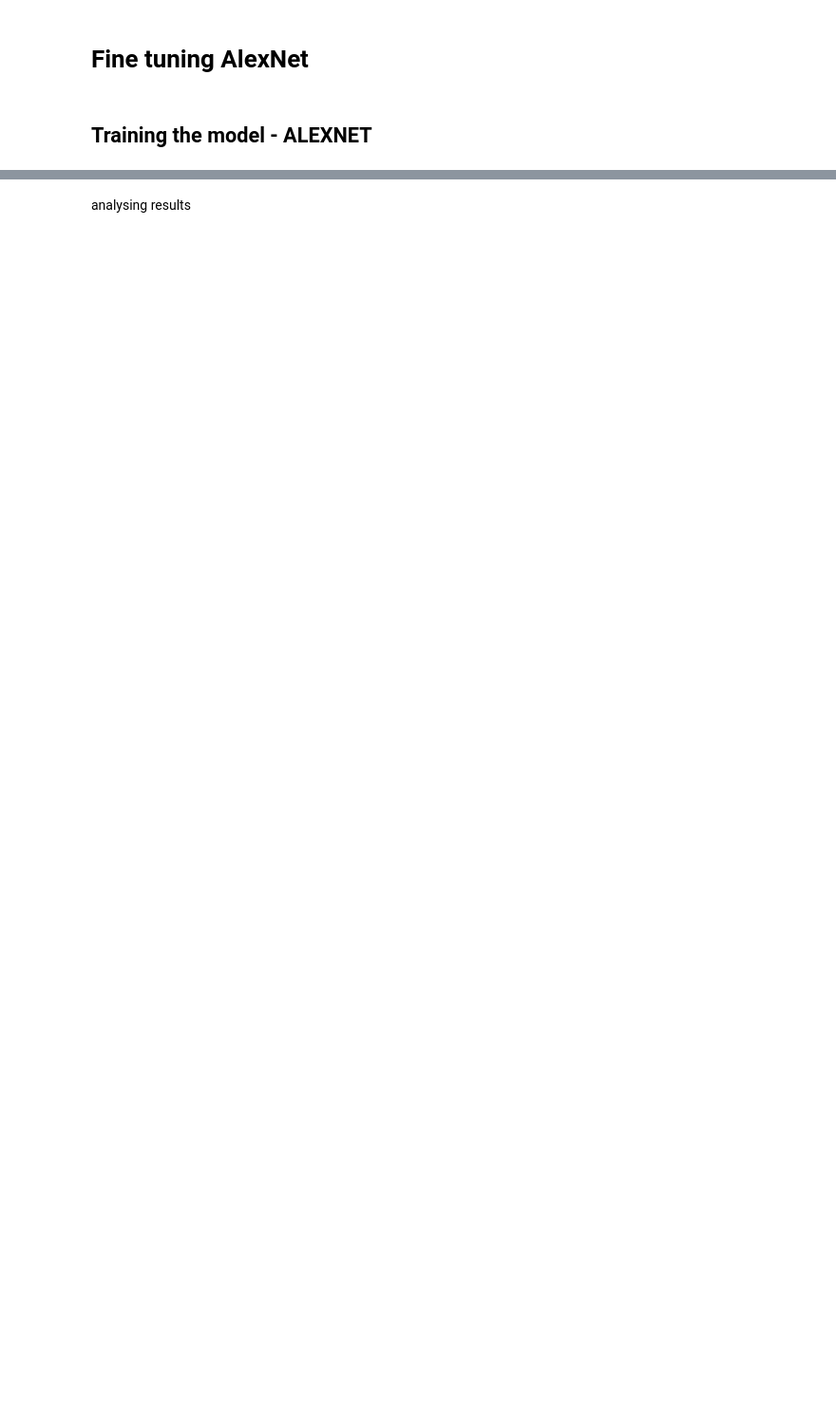
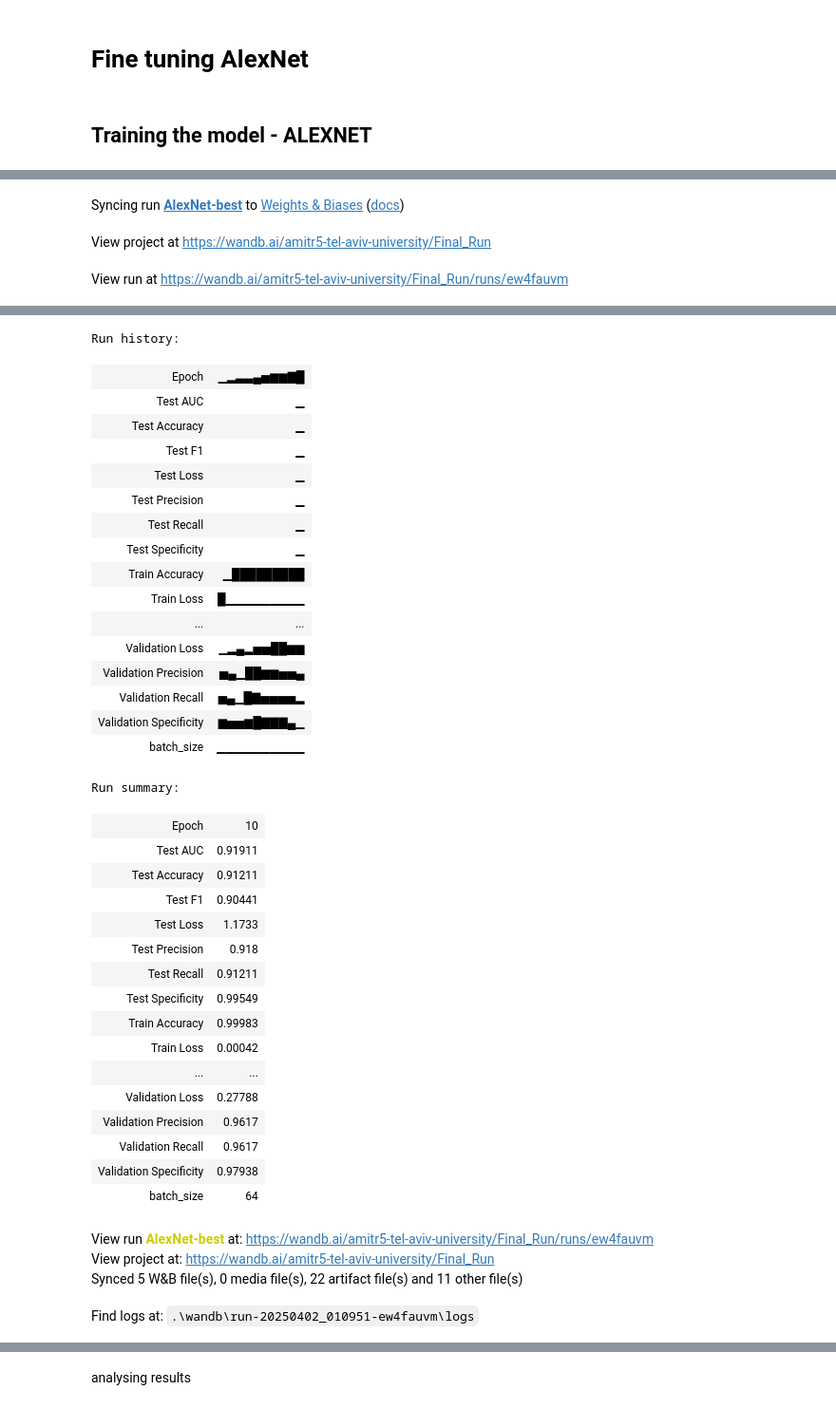
Before and after one commit to amitxy/deep_van_gogh, a Jupyter notebook: main.ipynb, the cells around one changed output, grey strips where cells are left out. Shown: that part at 95% size. Drawn from its saved outputs; the diff is of its cells as text; code cells hidden in the pictures; blank space fills up the shorter version.

```diff
--- a/main.ipynb
+++ b/main.ipynb
@@ -250,0 +246,11 @@ hyperparameters
+# %%
+def get_hyperparameters_from_best_model(architecture, trial_num):
+    model_dict = torch.load(f"models/{architecture}/{architecture}_best_model_trial_{trial_num}_fold_{1}.pt",
+                            weights_only=False)
+    hyperparameters = model_dict['hyperparameters']
+    hyperparameters['batch_size'] = model_dict['best_metrics']['batch_size']
+    return hyperparameters
+
+print('Best trial:')
+# hyperparameters = get_hyperparameters_from_best_model(VGG, 2, 1)
+# hyperparameters
@@ -336,0 +321,3 @@ wandb.finish()
+# %%
+train_model_from_cv(ALEXNET, hyperparameters, project_name = 'Final_Run')
+# %% [output]
@@ -336,0 +326,3 @@ wandb.finish()
+Syncing run AlexNet-best to Weights & Biases (docs)
+View project at https://wandb.ai/amitr5-tel-aviv-university/Final_Run
+View run at https://wandb.ai/amitr5-tel-aviv-university/Final_Run/runs/ew4fauvm
@@ -336,0 +330,38 @@ wandb.finish()
+Run history:
+| Epoch | ▁▂▃▃▄▅▆▆▇█ |
+| Test AUC | ▁ |
+| Test Accuracy | ▁ |
+| Test F1 | ▁ |
+| Test Loss | ▁ |
+| Test Precision | ▁ |
+| Test Recall | ▁ |
+| Test Specificity | ▁ |
+| Train Accuracy | ▁█████████ |
+| Train Loss | █▁▁▁▁▁▁▁▁▁ |
+| ... | ... |
+| Validation Loss | ▁▂▄▂▅▅██▆▆ |
+| Validation Precision | ▅▄▁██▆▆▅▅▄ |
+| Validation Recall | ▅▄▁█▇▅▅▅▅▂ |
+| Validation Specificity | ▆▅▅▆█▇▇▇▄▁ |
+| batch_size | ▁▁▁▁▁▁▁▁▁▁ |
+Run summary:
+| Epoch | 10 |
+| Test AUC | 0.91911 |
+| Test Accuracy | 0.91211 |
+| Test F1 | 0.90441 |
+| Test Loss | 1.1733 |
+| Test Precision | 0.918 |
+| Test Recall | 0.91211 |
+| Test Specificity | 0.99549 |
+| Train Accuracy | 0.99983 |
+| Train Loss | 0.00042 |
+| ... | ... |
+| Validation Loss | 0.27788 |
+| Validation Precision | 0.9617 |
+| Validation Recall | 0.9617 |
+| Validation Specificity | 0.97938 |
+| batch_size | 64 |
+View run AlexNet-best at: https://wandb.ai/amitr5-tel-aviv-university/Final_Run/runs/ew4fauvm
+View project at: https://wandb.ai/amitr5-tel-aviv-university/Final_Run
+Synced 5 W&B file(s), 0 media file(s), 22 artifact file(s) and 11 other file(s)
+Find logs at: .\wandb\run-20250402_010951-ew4fauvm\logs
```
Also changed, not shown: parts of 19 cells of this notebook.
